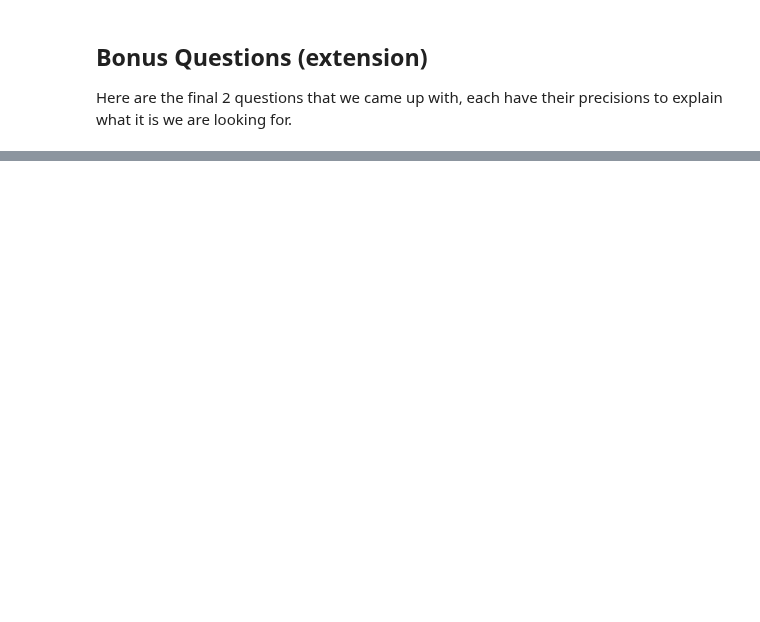
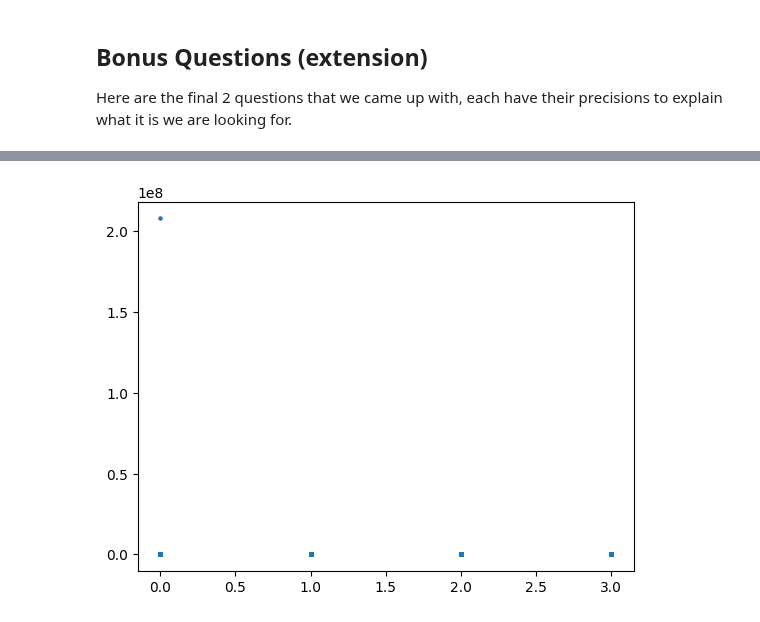
Before and after one commit to EltRnl/SparkProject, a Jupyter notebook: src/rough_exploration.ipynb, the cells around one changed output, grey strips where cells are left out. Saved outputs shown, nothing was run; the diff lists cells and outputs as text; code cells hidden in the pictures; blank space fills up the shorter version.

```diff
--- a/src/rough_exploration.ipynb
+++ b/src/rough_exploration.ipynb
@@ -808,0 +960,30 @@ Hypothesis :
+# %%
+jobs_timeline = job_events \
+    .filter(lambda event: job_events_get['event type'](event) not in {7,8}) \
+    .map(lambda event: (
+        (job_events_get['job ID'](event),job_events_get['scheduling class'](event)),
+        (job_events_get['time'](event), job_events_get['event type'](event))
+        )
+    ) \
+    .groupByKey() \
+    .mapValues(list) \
+    .cache()
+# %%
+def average_death_time(timeline):
+    timeline.sort(key=lambda x: x[0])
+    death_time = 0
+    nb_death = 0
+    for i in range(1,len(timeline)):
+        if timeline[i-1][1] in {2,3,4,5,6} and timeline[i][1] == 0:
+            nb_death += 1
+            death_time += timeline[i][0] - timeline[i-1][0]
+    if nb_death == 0:
+        return .0
+    return float(death_time) / float(nb_death)
+
+average_death_duration_per_class = jobs_timeline.map(lambda job: (job[0][1],average_death_time(job[1])))
+
+plt.scatter(*zip(*average_death_duration_per_class.collect()),s=5)
+plt.show()
+# %% [output]
+[figure, added]
```
Also changed, not shown: parts of 42 cells of this notebook.
